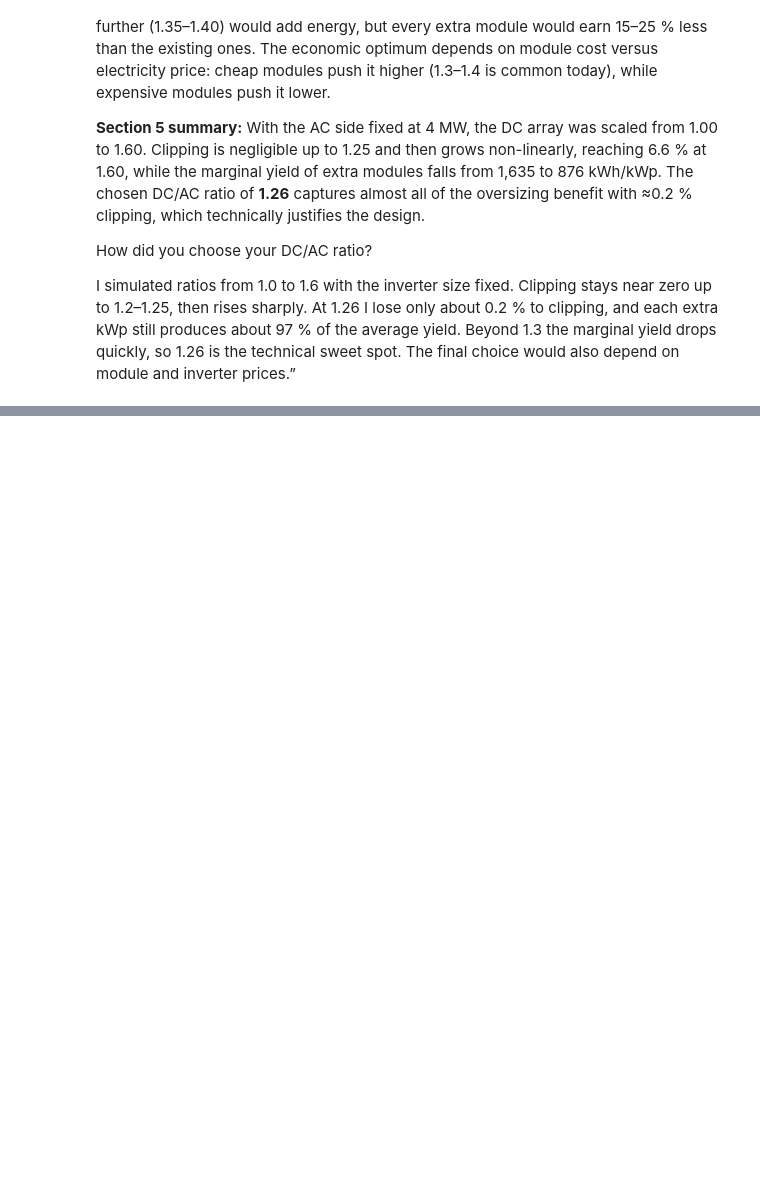
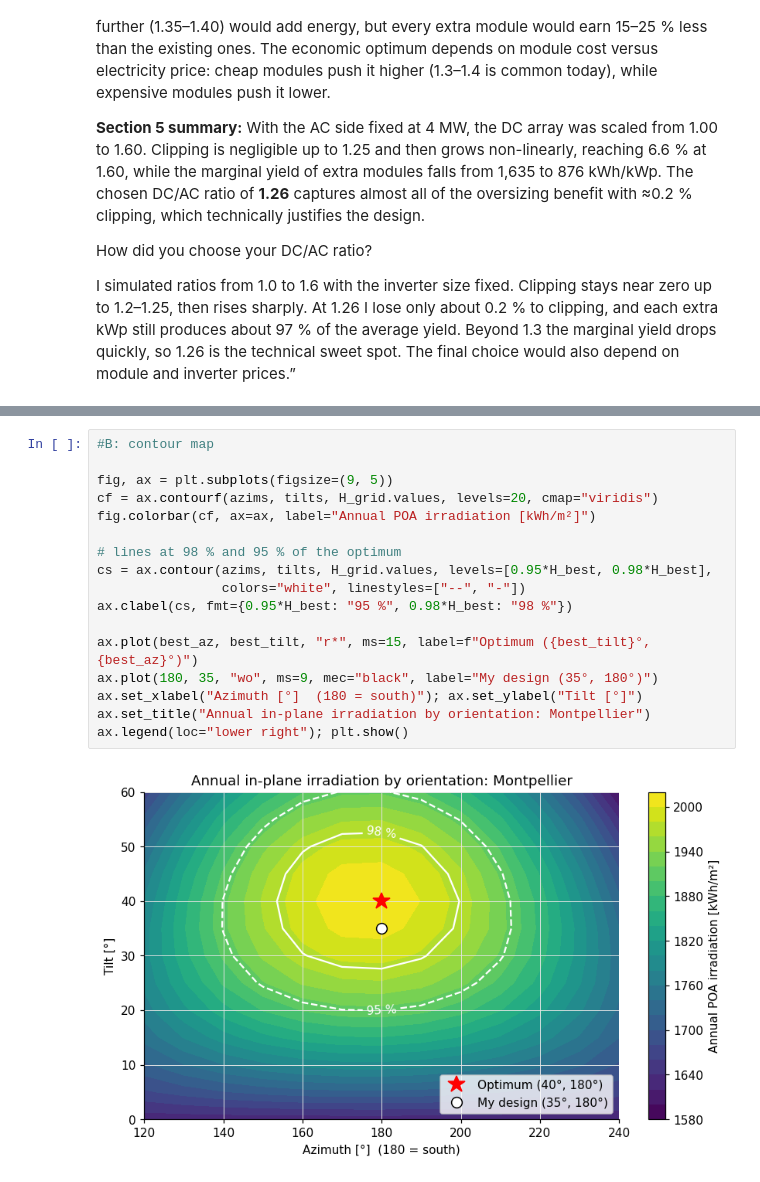
Before and after one commit to maduakordavid01-ui/solar-pv-python, a Jupyter notebook: 01_my_pv_simulation.ipynb, the cells around one changed output, grey strips where cells are left out. Saved outputs shown, nothing was run; the diff lists cells and outputs as text; blank space fills up the shorter version.

Commit message:
section 6: tilt and azimuth study + conclusion

```diff
--- a/01_my_pv_simulation.ipynb
+++ b/01_my_pv_simulation.ipynb
@@ -547,0 +596,19 @@ I simulated ratios from 1.0 to 1.6 with the inverter size fixed. Clipping stays
+# %%
+#B: contour map
+
+fig, ax = plt.subplots(figsize=(9, 5))
+cf = ax.contourf(azims, tilts, H_grid.values, levels=20, cmap="viridis")
+fig.colorbar(cf, ax=ax, label="Annual POA irradiation [kWh/m²]")
+
+# lines at 98 % and 95 % of the optimum
+cs = ax.contour(azims, tilts, H_grid.values, levels=[0.95*H_best, 0.98*H_best],
+                colors="white", linestyles=["--", "-"])
+ax.clabel(cs, fmt={0.95*H_best: "95 %", 0.98*H_best: "98 %"})
+
+ax.plot(best_az, best_tilt, "r*", ms=15, label=f"Optimum ({best_tilt}°, {best_az}°)")
+ax.plot(180, 35, "wo", ms=9, mec="black", label="My design (35°, 180°)")
+ax.set_xlabel("Azimuth [°]  (180 = south)"); ax.set_ylabel("Tilt [°]")
+ax.set_title("Annual in-plane irradiation by orientation: Montpellier")
+ax.legend(loc="lower right"); plt.show()
+# %% [output]
+[figure, added]
```
Also changed, not shown: parts of 4 cells of this notebook.
